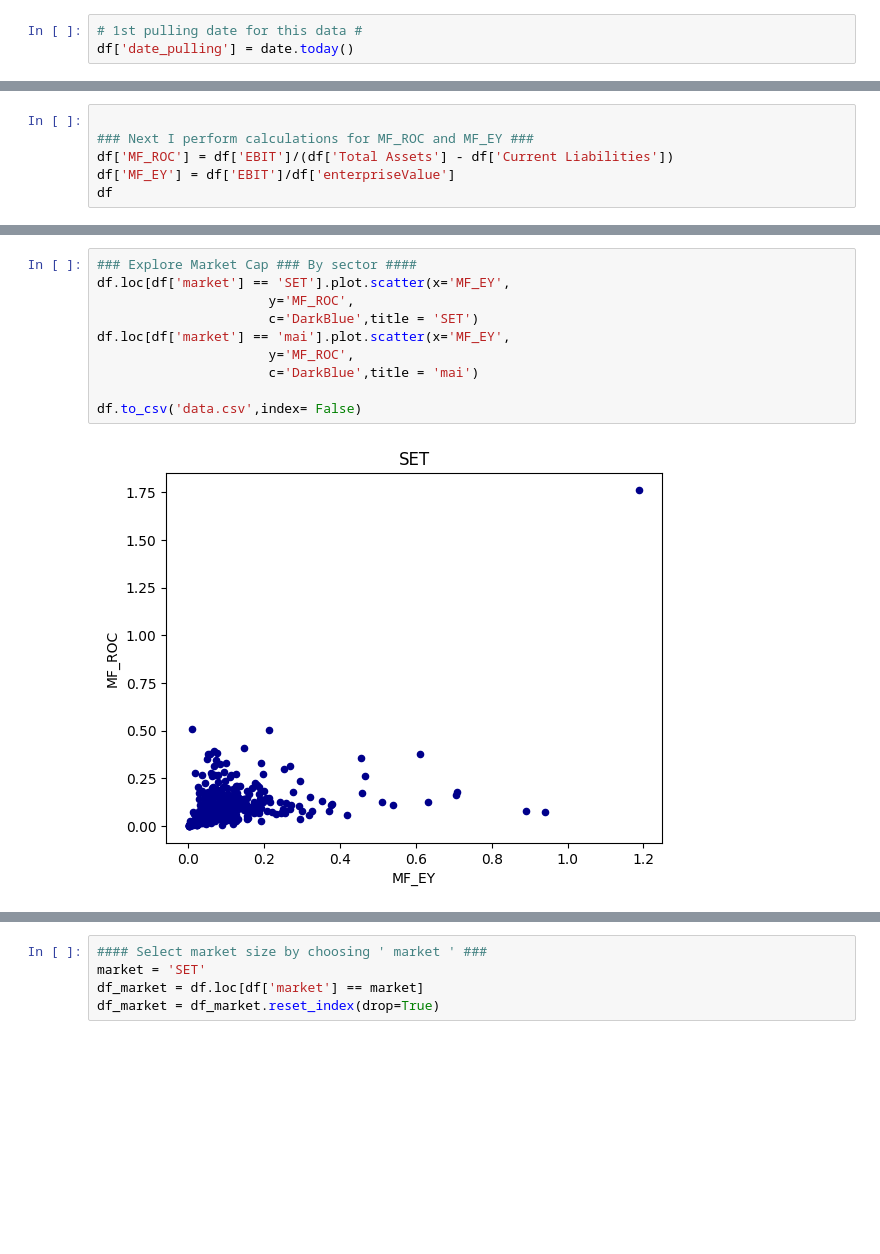
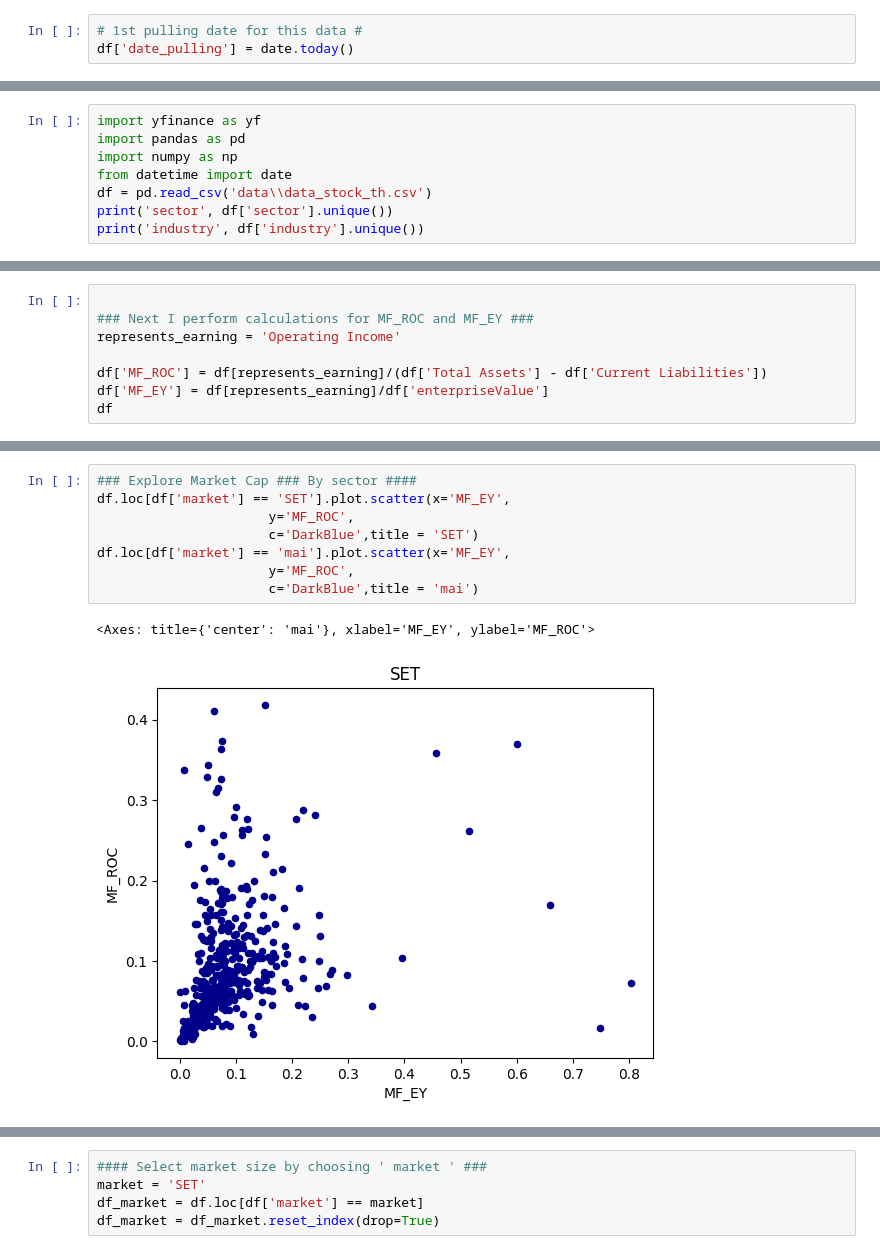
Before and after one commit to NarasetS/StockTH_MagicFormula, a Jupyter notebook: magicformulaonthstock.ipynb, the cells around one changed output, grey strips where cells are left out. Cells and saved outputs as stored; diff of their text form; blank space fills up the shorter version.

```diff
--- a/magicformulaonthstock.ipynb
+++ b/magicformulaonthstock.ipynb
@@ -91,0 +99,8 @@ df = df.reset_index(drop=True)
+# %%
+import yfinance as yf
+import pandas as pd
+import numpy as np
+from datetime import date
+df = pd.read_csv('data\\data_stock_th.csv')
+print('sector', df['sector'].unique())
+print('industry', df['industry'].unique())
@@ -92,8 +125,10 @@ df = df.reset_index(drop=True)
 # %%
 
 ### Next I perform calculations for MF_ROC and MF_EY ###
-df['MF_ROC'] = df['EBIT']/(df['Total Assets'] - df['Current Liabilities'])
-df['MF_EY'] = df['EBIT']/df['enterpriseValue']
+represents_earning = 'Operating Income'
+
+df['MF_ROC'] = df[represents_earning]/(df['Total Assets'] - df['Current Liabilities'])
+df['MF_EY'] = df[represents_earning]/df['enterpriseValue']
 df
 # %% [output]
 |  | ticker | market | date_pulling | industry | sector | marketCap | currentPrice | enterpriseValue | ... |
@@ -112,12 +147,11 @@ df
 # %%
 ### Explore Market Cap ### By sector ####
 df.loc[df['market'] == 'SET'].plot.scatter(x='MF_EY',
                       y='MF_ROC',
                       c='DarkBlue',title = 'SET')
 df.loc[df['market'] == 'mai'].plot.scatter(x='MF_EY',
                       y='MF_ROC',
                       c='DarkBlue',title = 'mai')
-
-df.to_csv('data.csv',index= False)
 # %% [output]
+<Axes: title={'center': 'mai'}, xlabel='MF_EY', ylabel='MF_ROC'>
-[figure, old version]
+[figure, new version]
```
Also changed, not shown: parts of 12 cells of this notebook, 6 other files.
